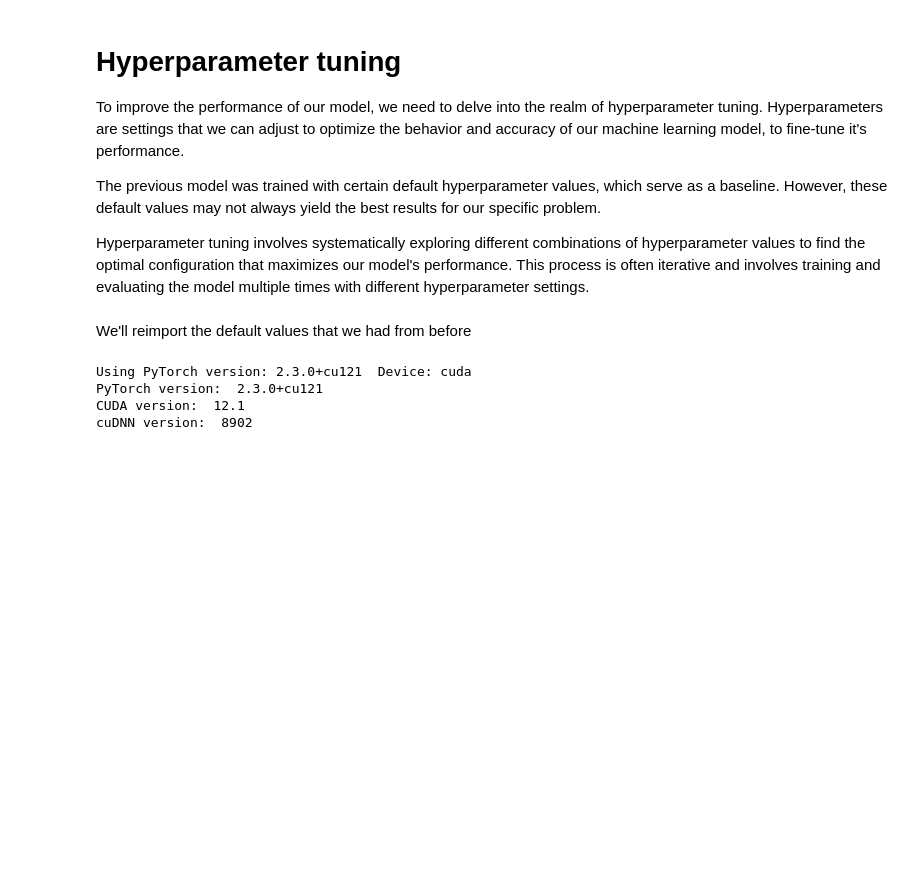
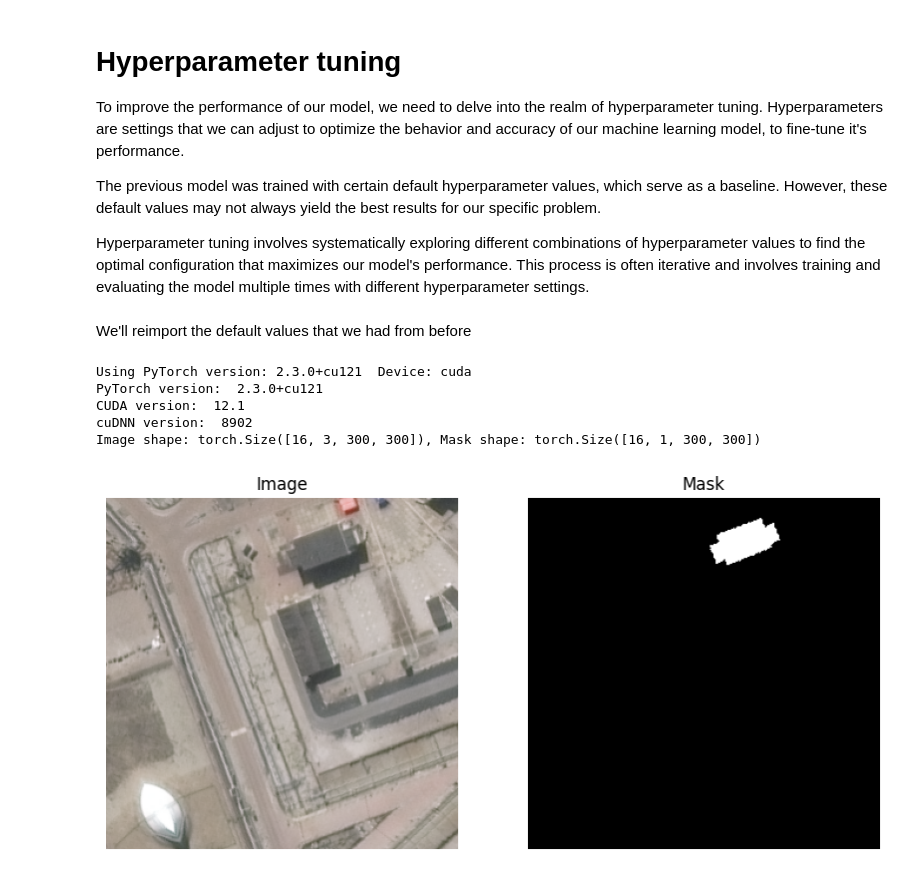
Before and after one commit to rickythewoof/remote_sensing, a Jupyter notebook: hyperparameters_tuning.ipynb, the cells around one changed output. Saved outputs shown, nothing was run; the diff lists cells and outputs as text; code cells hidden in the pictures; blank space fills up the shorter version.

```diff
--- a/hyperparameters_tuning.ipynb
+++ b/hyperparameters_tuning.ipynb
@@ -29,13 +29,14 @@ We'll reimport the default values that we had from before
 # STD = [55.50368184, 55.35826425, 52.63471437]
 MEAN = [0, 0, 0]
 STD = [1.0, 1.0, 1.0]
-INITIAL_LR = 1e-3
-MAX_LR = 1e-2
-SIZE = 200
+INITIAL_LR = 1e-5 # Should try with a higher LR to see what happens, hoping that the model won't explode uwu
+MAX_LR = 1e-3
+SIZE = 300
 NUM_WORKERS = 8
 BATCH_SIZE = 16
-EPOCHS = 16
-LOAD_BEST = True
+EPOCHS = 8
+LOSS_PROPORTION = 0.5
+LOAD_BEST = False
 
 # Let's define some paths
 DATASET_PATH = "data/train/AOI_11_Rotterdam/"
@@ -43,37 +44,43 @@ OUTPUT_PATH = "output/"
 CHECKPOINT_PATH = OUTPUT_PATH + "checkpoints/"
 GRAPH_PATH = OUTPUT_PATH + "graphs/"
 
 device = utils.set_cuda_and_seed()
 
 print("PyTorch version: ", torch.__version__)
 print("CUDA version: ", torch.version.cuda)
 print("cuDNN version: ", torch.backends.cudnn.version())
 
 
 train_transforms = A.Compose([
+    A.RandomCrop(SIZE, SIZE),
     A.Normalize(mean=MEAN, std=STD, max_pixel_value=255.0),
-    A.Resize(SIZE, SIZE),
     A.HorizontalFlip(p=0.5),
     A.VerticalFlip(p=0.5),
-    A.RandomRotate90(p=0.5)
+    A.Rotate(limit=45, p=0.5),
 ])
 
 eval_transforms = A.Compose([
-    A.Normalize(mean=MEAN, std=STD, max_pixel_value=255.0),
-    A.Resize(SIZE, SIZE)
+    A.Resize(SIZE, SIZE),
+    A.Normalize(mean=MEAN, std=STD, max_pixel_value=255.0)
 ])
 
 from dataset import SN6Dataset
 
 train_dataset = SN6Dataset(DATASET_PATH, transform=train_transforms, split='train')
 eval_dataset = SN6Dataset(DATASET_PATH, transform=eval_transforms, split='val')
 test_dataset = SN6Dataset(DATASET_PATH, transform=eval_transforms, split='test')
 
-train_loader = data.DataLoader(train_dataset, batch_size=BATCH_SIZE, shuffle=True, num_workers=NUM_WORKERS)
-eval_loader = data.DataLoader(eval_dataset, batch_size=BATCH_SIZE, shuffle=False, num_workers=NUM_WORKERS)
-test_loader = data.DataLoader(test_dataset, batch_size=BATCH_SIZE, shuffle=False, num_workers=NUM_WORKERS)
+train_loader = data.DataLoader(train_dataset, pin_memory = True, batch_size=BATCH_SIZE, shuffle=True, num_workers=NUM_WORKERS)
+eval_loader = data.DataLoader(eval_dataset, pin_memory = True, batch_size=BATCH_SIZE, shuffle=False, num_workers=NUM_WORKERS)
+test_loader = data.DataLoader(test_dataset, pin_memory = True, batch_size=BATCH_SIZE, shuffle=False, num_workers=NUM_WORKERS)
+
+image, mask = next(iter(train_loader))
+print(f"Image shape: {image.shape}, Mask shape: {mask.shape}")
+utils.visualize_image(image[0], mask[0])
 # %% [output]
 Using PyTorch version: 2.3.0+cu121  Device: cuda
 PyTorch version:  2.3.0+cu121
 CUDA version:  12.1
 cuDNN version:  8902
+Image shape: torch.Size([16, 3, 300, 300]), Mask shape: torch.Size([16, 1, 300, 300])
+[figure, added]
```
Also changed, not shown: parts of 6 cells of this notebook, 3 other files.
